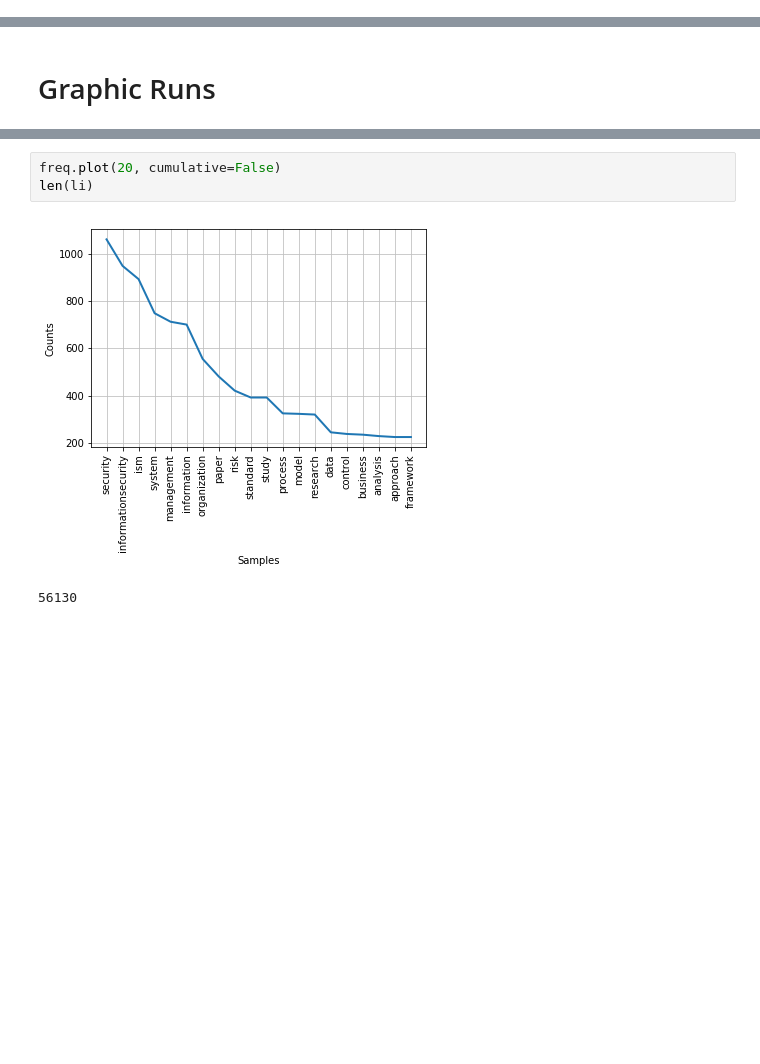
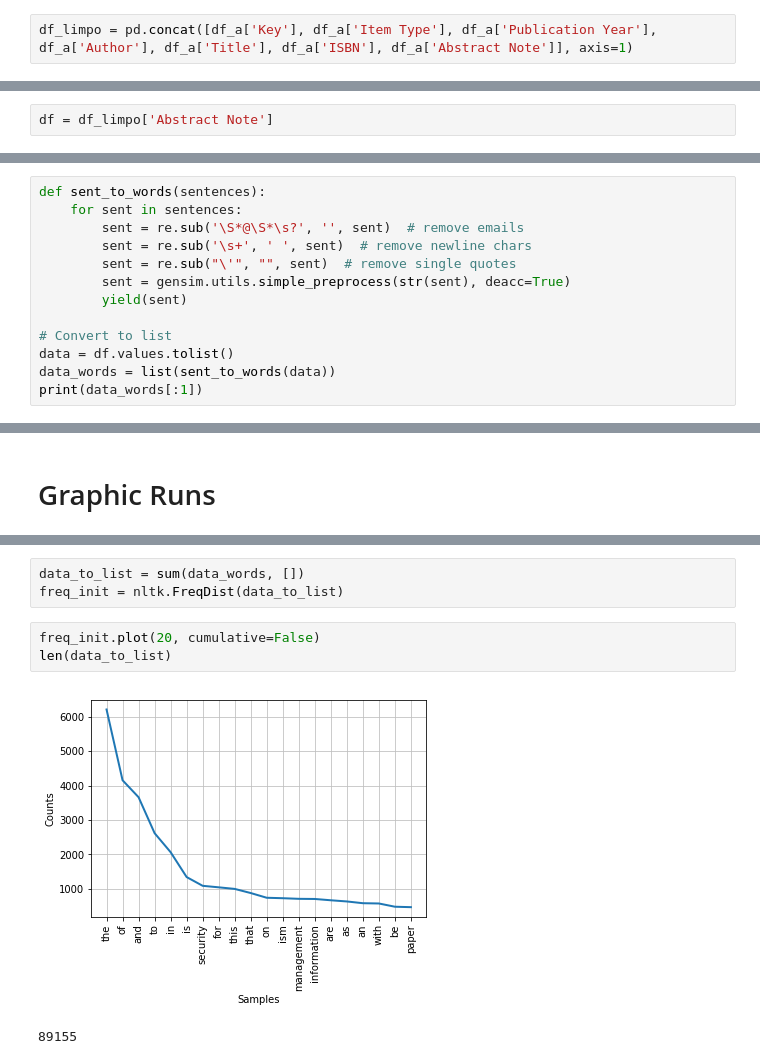
Before and after one commit to Alissonfelipe1234/JupyterNotebooks, a Jupyter notebook: LDA/Graphics.ipynb, the cells around one changed output, grey strips where cells are left out. Cells and saved outputs as stored; diff of their text form; blank space fills up the shorter version.

```diff
--- a/LDA/Graphics.ipynb
+++ b/LDA/Graphics.ipynb
@@ -144,0 +159,2 @@ words = 8
+# %%
+df_limpo = pd.concat([df_a['Key'], df_a['Item Type'], df_a['Publication Year'], df_a['Author'], df_a['Title'], df_a['ISBN'], df_a['Abstract Note']], axis=1)
@@ -144,0 +170,2 @@ words = 8
+# %%
+df = df_limpo['Abstract Note']
@@ -144,0 +181,13 @@ words = 8
+# %%
+def sent_to_words(sentences):
+    for sent in sentences:
+        sent = re.sub('\S*@\S*\s?', '', sent)  # remove emails
+        sent = re.sub('\s+', ' ', sent)  # remove newline chars
+        sent = re.sub("\'", "", sent)  # remove single quotes
+        sent = gensim.utils.simple_preprocess(str(sent), deacc=True)
+        yield(sent)
+
+# Convert to list
+data = df.values.tolist()
+data_words = list(sent_to_words(data))
+print(data_words[:1])
@@ -228,6 +479,9 @@ freq = nltk.FreqDist(li)
+# %%
+data_to_list = sum(data_words, [])
+freq_init = nltk.FreqDist(data_to_list)
 # %%
-freq.plot(20, cumulative=False)
-len(li)
+freq_init.plot(20, cumulative=False)
+len(data_to_list)
 # %% [output]
-[figure, old version]
+[figure, new version]
-56130
+89155
```
Also changed, not shown: parts of 43 cells of this notebook, 4 other files.
